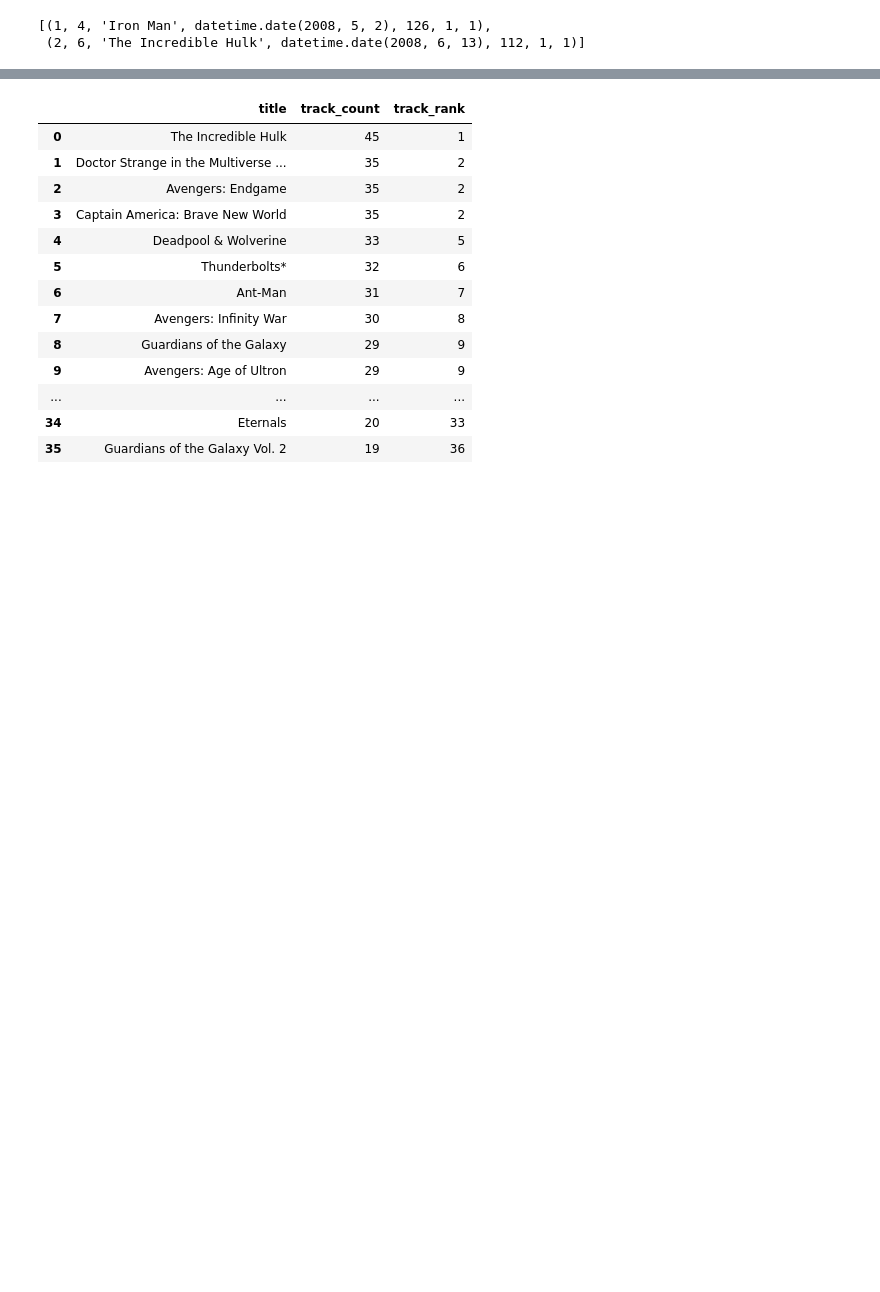
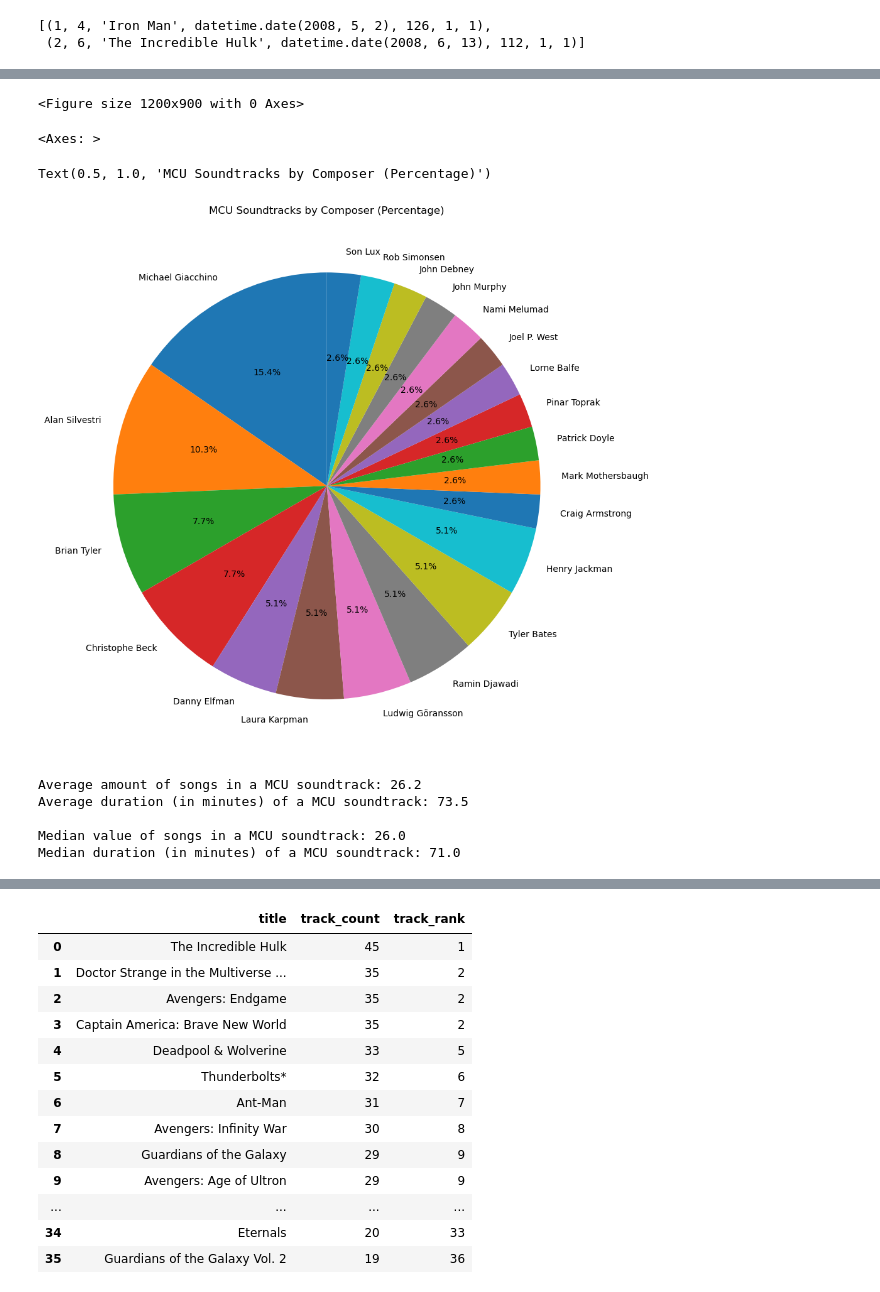
Before and after one commit to yeahaaron5/MCU_Soundtrack_Project, a Jupyter notebook: MCU_Soundtrack_PP.ipynb, the cells around one changed output, grey strips where cells are left out. Saved outputs shown, nothing was run; the diff lists cells and outputs as text; code cells hidden in the pictures; blank space fills up the shorter version.

```diff
--- a/MCU_Soundtrack_PP.ipynb
+++ b/MCU_Soundtrack_PP.ipynb
@@ -49,0 +138,34 @@ mps_data
+# %%
+plt.figure(figsize=(12,9))
+
+# Creating pie chart to show which composer is used most often in the MCU
+composer_count.plot(kind = 'pie',
+                    autopct = '%1.1f%%', # Shows percentages
+                    startangle = 90,     # Rotates it for nicer display
+                    ylabel = '')         # Removing y-axis label
+
+plt.title('MCU Soundtracks by Composer (Percentage)')
+plt.tight_layout()
+plt.show()
+# %% [output]
+<Figure size 1200x900 with 0 Axes>
+<Axes: >
+Text(0.5, 1.0, 'MCU Soundtracks by Composer (Percentage)')
+[figure, added]
+# %%
+# Obtaining the average and median values of track count for every soundtrack along with its duration (in minutes)
+avg_songs = round(mps_data['track_count'].mean(axis=0), 1)
+print("Average amount of songs in a MCU soundtrack:", avg_songs)
+avg_duration = round(mps_data['duration_min'].mean(axis=0), 1)
+print("Average duration (in minutes) of a MCU soundtrack:", avg_duration, "\n")
+
+med_songs = round(mps_data['track_count'].median(axis=0), 1)
+print("Median value of songs in a MCU soundtrack:", med_songs)
+med_duration = round(mps_data['duration_min'].median(axis=0), 1)
+print("Median duration (in minutes) of a MCU soundtrack:", med_duration)
+# %% [output]
+Average amount of songs in a MCU soundtrack: 26.2
+Average duration (in minutes) of a MCU soundtrack: 73.5
+
+Median value of songs in a MCU soundtrack: 26.0
+Median duration (in minutes) of a MCU soundtrack: 71.0
```
Also changed, not shown: parts of 14 cells of this notebook.
